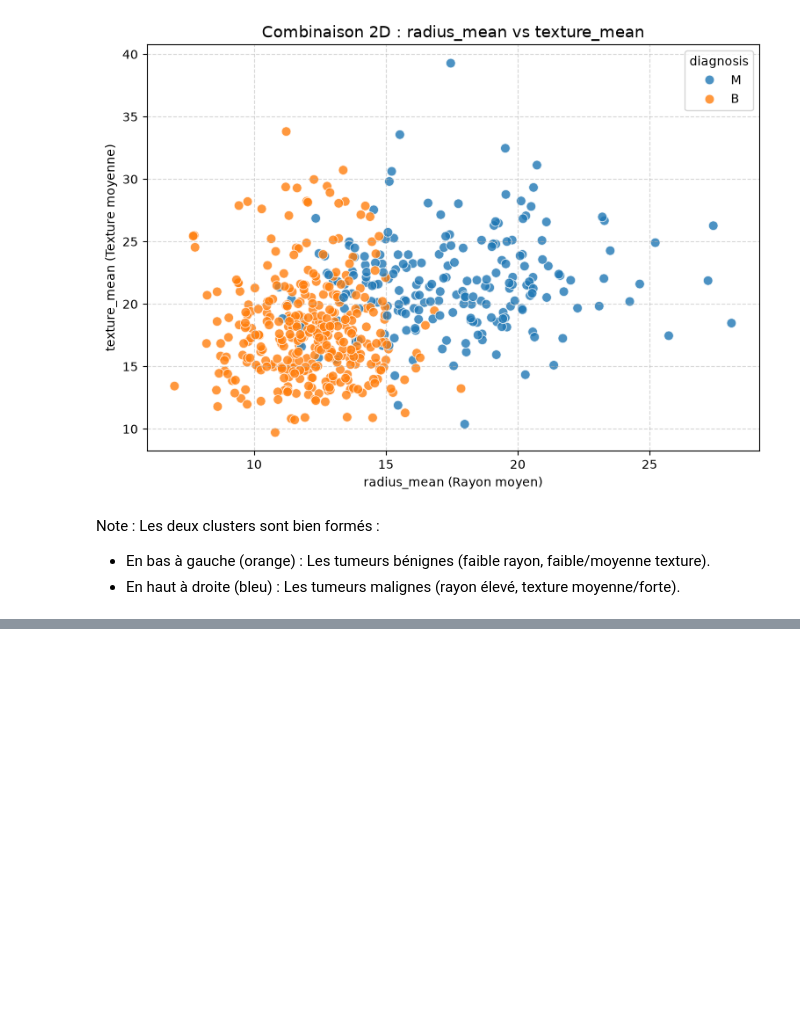
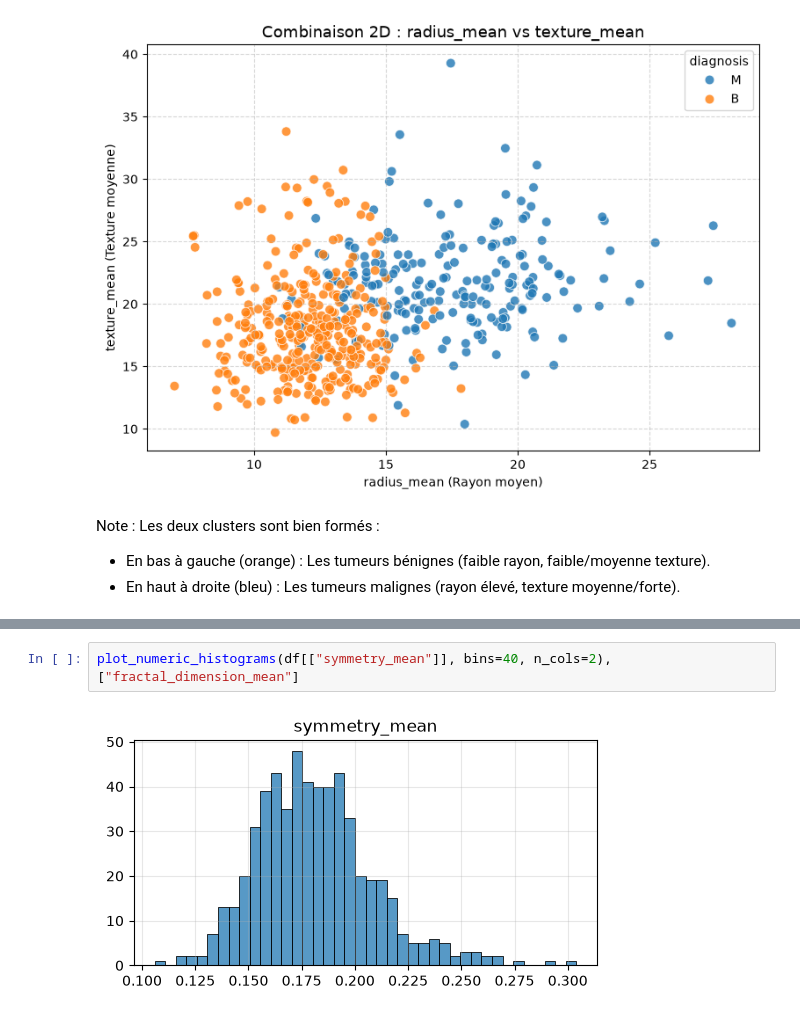
Before and after one commit to philippelaurens/building-perceptron, a Jupyter notebook: notebooks/eda.ipynb, the cells around one changed output, grey strips where cells are left out. Drawn from its saved outputs; the diff is of its cells as text; blank space fills up the shorter version.

```diff
--- a/notebooks/eda.ipynb
+++ b/notebooks/eda.ipynb
@@ -433,0 +629,4 @@ Note : Les deux clusters sont bien formés :
+# %%
+plot_numeric_histograms(df[["symmetry_mean"]], bins=40, n_cols=2), ["fractal_dimension_mean"]
+# %% [output]
+[figure, added]
```
Also changed, not shown: parts of 30 cells of this notebook.
